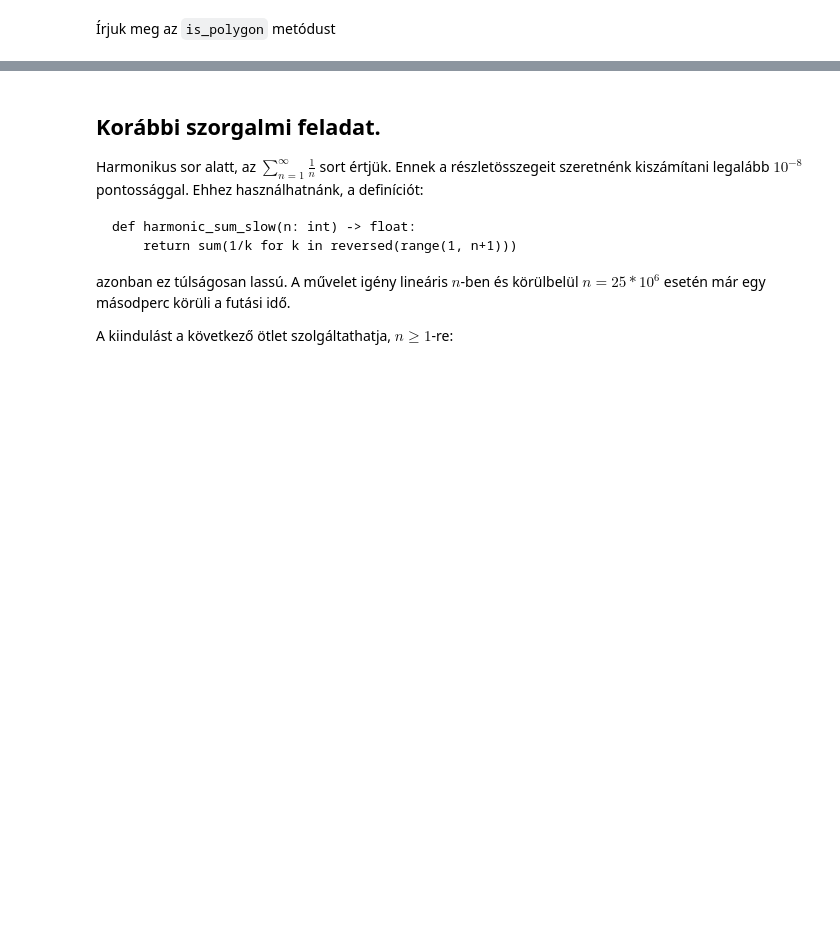
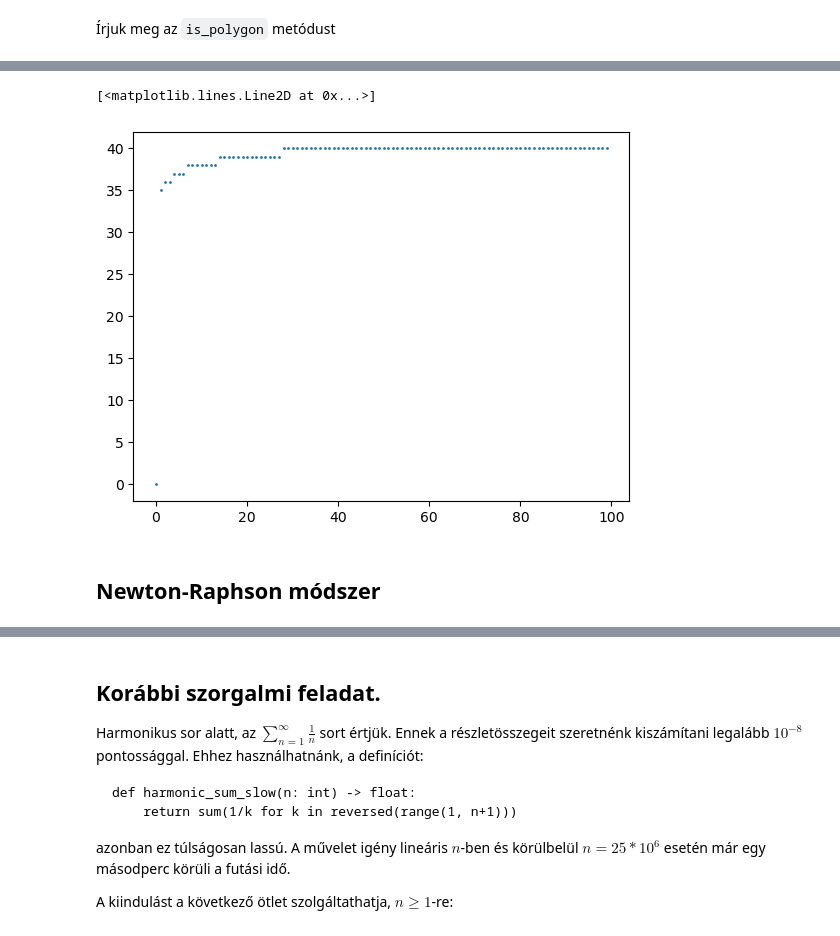
Before and after one commit to prokaj/elte-python, a Jupyter notebook: 11-gyakorlat.ipynb, the cells around one changed output, grey strips where cells are left out. Saved outputs shown, nothing was run; the diff lists cells and outputs as text; code cells hidden in the pictures; blank space fills up the shorter version.

```diff
--- a/11-gyakorlat.ipynb
+++ b/11-gyakorlat.ipynb
@@ -208,0 +319,24 @@ is_inner=True, len(points)=1
+# %%
+eps = 1e-12
+
+def g(x):
+    return x*math.atan(x)
+
+def f(x, cond=lambda: True):
+    if x <0:
+        raise ValueError
+    if x == 0:
+        return 0
+
+    x1, y1 = x, g(x)
+    x0, y0 = 0, g(0)
+    y = x
+    xmid = (x0+x1)/2
+    while ((x1-x0)> (eps*max(1, xmid))) and cond():
+        ymid = g(xmid)
+        if ymid>y:
+            x1, y1 = xmid, ymid
+        else:
+            x0, y0 = xmid, ymid
+        xmid = (x0+x1)/2
+    return xmid
@@ -208,0 +359,26 @@ is_inner=True, len(points)=1
+# %%
+from functools import wraps
+class Count:
+    def __init__(self):
+        self.cnt = 0
+    def __call__(self):
+        self.cnt += 1
+        return True
+
+def with_counts(f):
+    @wraps(f)
+    def _f(k):
+        cnt = Count()
+        result = f(k, cnt)
+        return result, cnt.cnt
+    return _f
+
+f = with_counts(f)
+# %%
+count_data = [f(x)[1] for x in np.linspace(0, 2, 100)]
+plt.plot(count_data, 'o', markersize=1)
+# %% [output]
+[<matplotlib.lines.Line2D at 0x...>]
+[figure, added]
+# %% [markdown]
+## Newton-Raphson módszer
```
Also changed, not shown: parts of 14 cells of this notebook.
